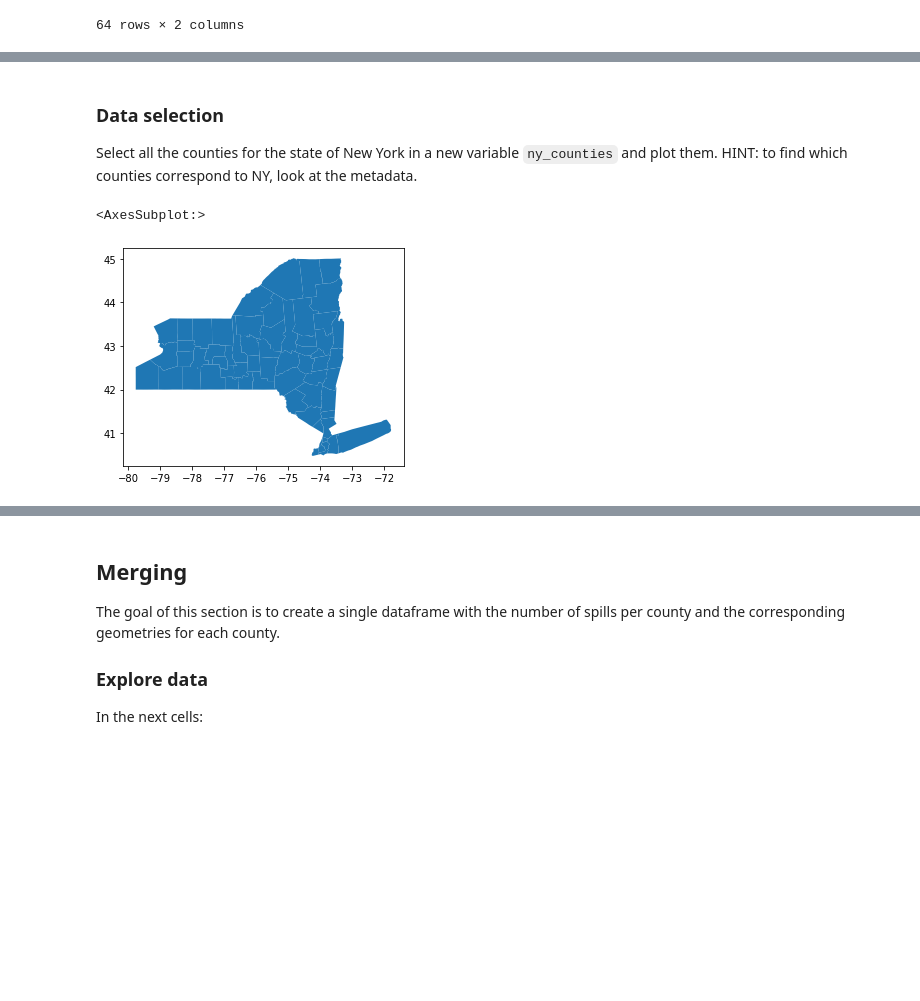
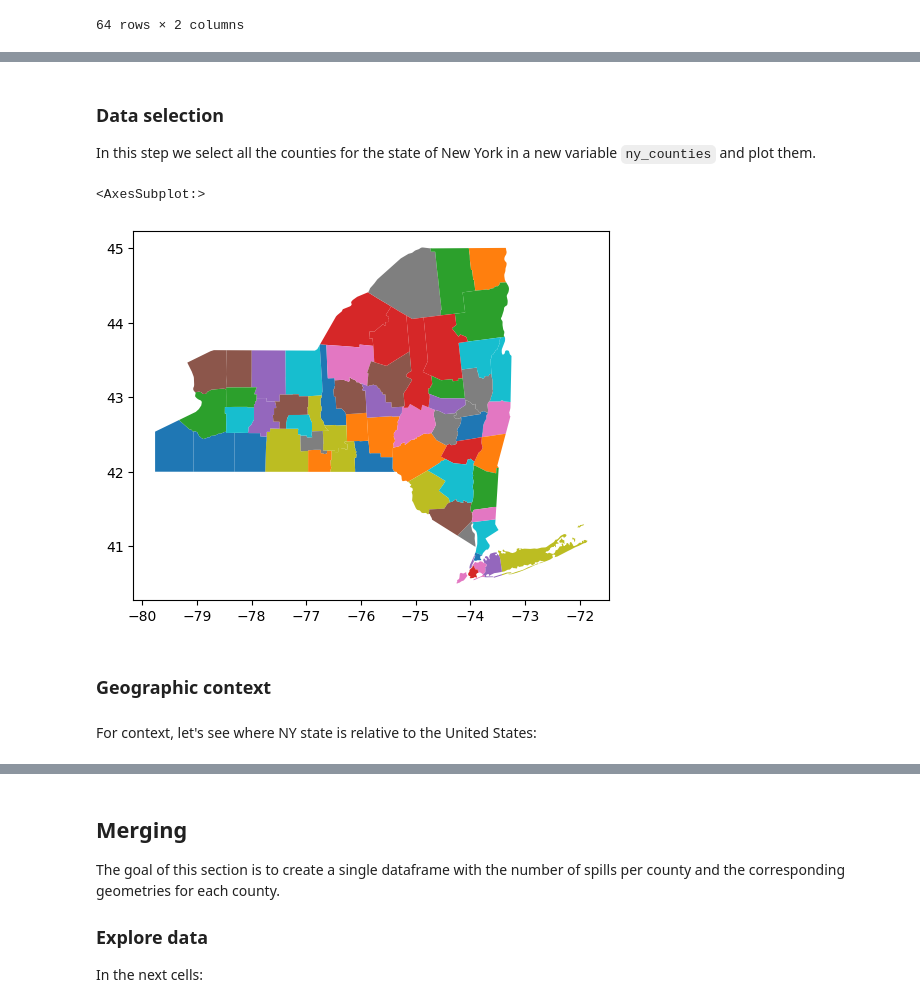
Before and after one commit to carmengg/eds220-oil-spills-sample-repo, a Jupyter notebook: NY-state-spills-per-county.ipynb, the cells around one changed output, grey strips where cells are left out. Saved outputs shown, nothing was run; the diff lists cells and outputs as text; code cells hidden in the pictures; blank space fills up the shorter version.

```diff
--- a/NY-state-spills-per-county.ipynb
+++ b/NY-state-spills-per-county.ipynb
@@ -147,12 +183,15 @@ counties.head(3)
 # %% [markdown]
 ### Data selection
 
-Select all the counties for the state of New York in a new variable `ny_counties` and plot them. HINT: to find which counties correspond to NY, look at the metadata.
+In this step we select all the counties for the state of New York in a new variable `ny_counties` and plot them.
 # %%
-# NY state = statefp code 36
-# select data and plot it
-ny_counties = counties[counties.statefp == '36']
-ny_counties.plot()
+# select NY counties data and plot it
+ny_counties = counties[counties.region == 'NY']
+ny_counties.plot(column='name')
 # %% [output]
 <AxesSubplot:>
-[figure, old version]
+[figure, new version]
+# %% [markdown]
+### Geographic context
+# %% [markdown]
+For context, let's see where NY state is relative to the United States:
```
Also changed, not shown: parts of 19 cells of this notebook.
